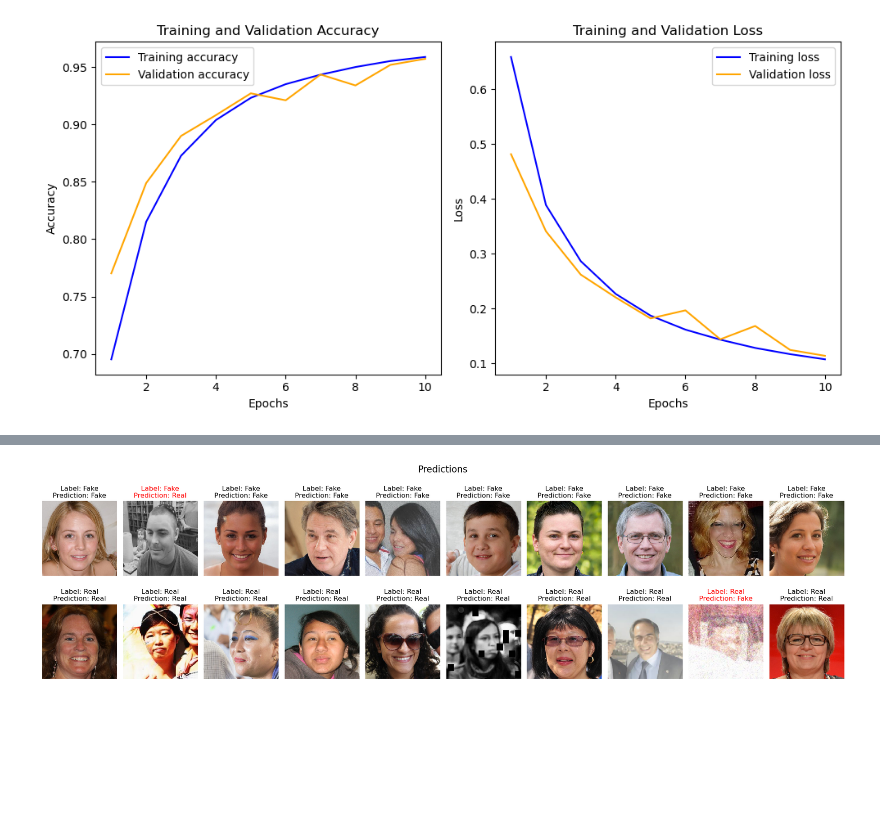
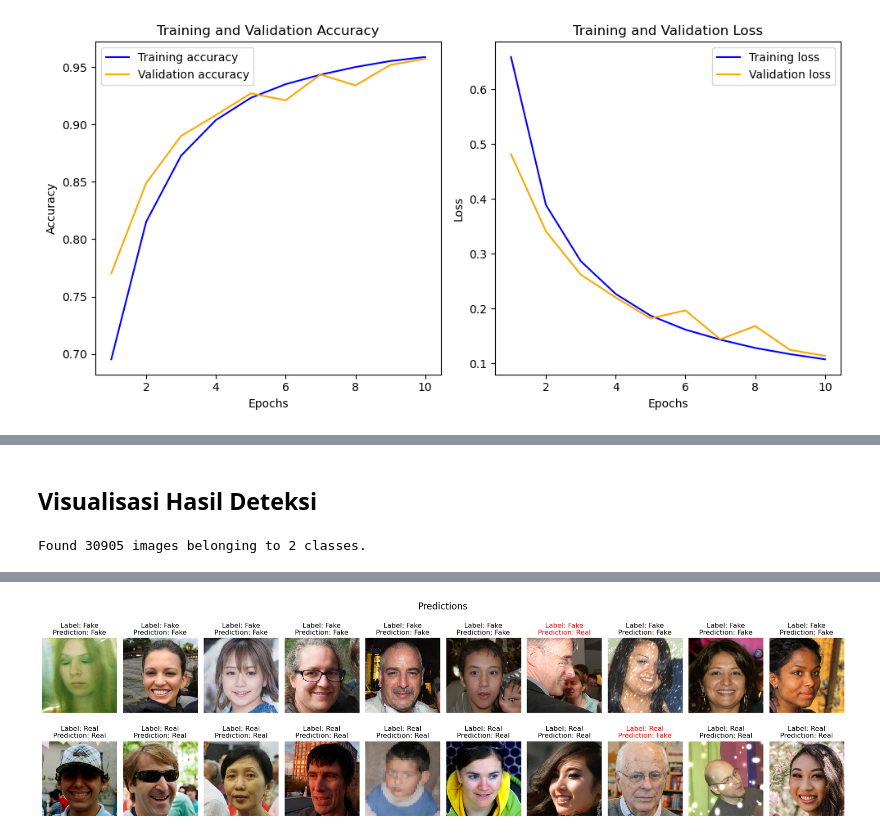
Before and after one commit to Sakadyk/The-Deep-Roy, a Jupyter notebook: EffNetV2B0_92/pi24_test.ipynb, the cells around one changed output, grey strips where cells are left out. Drawn from its saved outputs; the diff is of its cells as text; code cells hidden in the pictures; blank space fills up the shorter version.

```diff
--- a/EffNetV2B0_92/pi24_test.ipynb
+++ b/EffNetV2B0_92/pi24_test.ipynb
@@ -73,16 +136,29 @@ Test Accuracy: 92.24%
+# %% [markdown]
+## Visualisasi Hasil Deteksi
+# %%
+# Menyiapkan generator untuk data uji dengan shuffle=True untuk visualisasi
+test_generator_vis = testgen.flow_from_directory(
+    'Dataset/Test',
+    target_size=(200, 200),
+    batch_size=32,
+    class_mode='binary',
+    shuffle=True
+)
+# %% [output]
+Found 30905 images belonging to 2 classes.
 # %%
 # Mengambil batch pertama dari test generator
-test_images, test_labels = next(test_generator)
+test_images, test_labels = next(test_generator_vis)
 
 # Mendapatkan prediksi untuk batch tersebut
-predictions = model.predict(test_images)
+predictions_vis = model.predict(test_images)
 
 # Mengambil 10 gambar pertama dari masing-masing kelas untuk ditampilkan
 fake_images = test_images[test_labels == 0][:10]
 real_images = test_images[test_labels == 1][:10]
 
-fake_predictions = predictions[test_labels == 0][:10]
-real_predictions = predictions[test_labels == 1][:10]
+fake_predictions = predictions_vis[test_labels == 0][:10]
+real_predictions = predictions_vis[test_labels == 1][:10]
 
 # Menampilkan gambar
 fig, axes = plt.subplots(2, 10, figsize=(20, 6))
@@ -112 +188 @@ plt.show()
-[figure, old version]
+[figure, new version]
```
Also changed, not shown: parts of 7 cells of this notebook.
